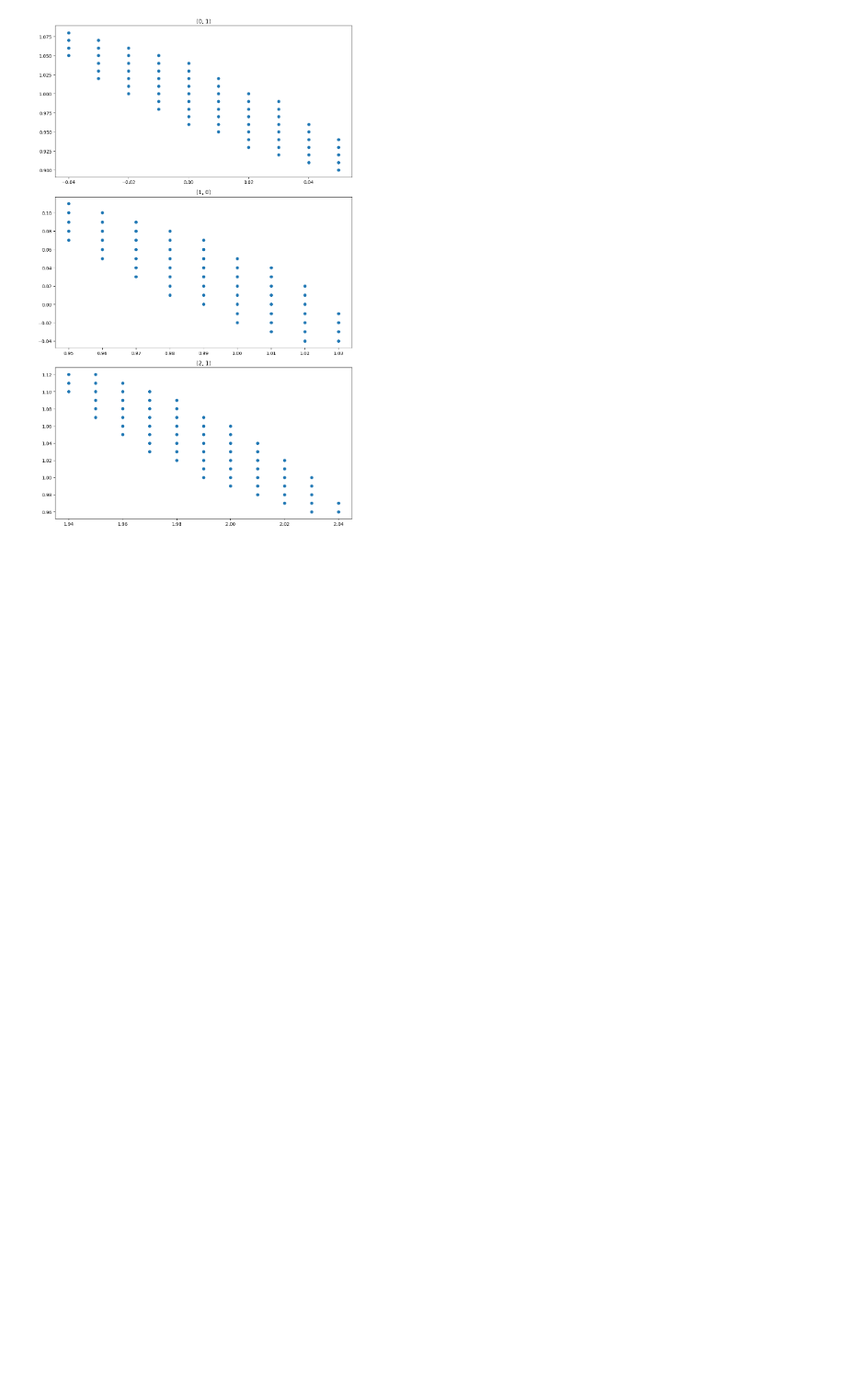
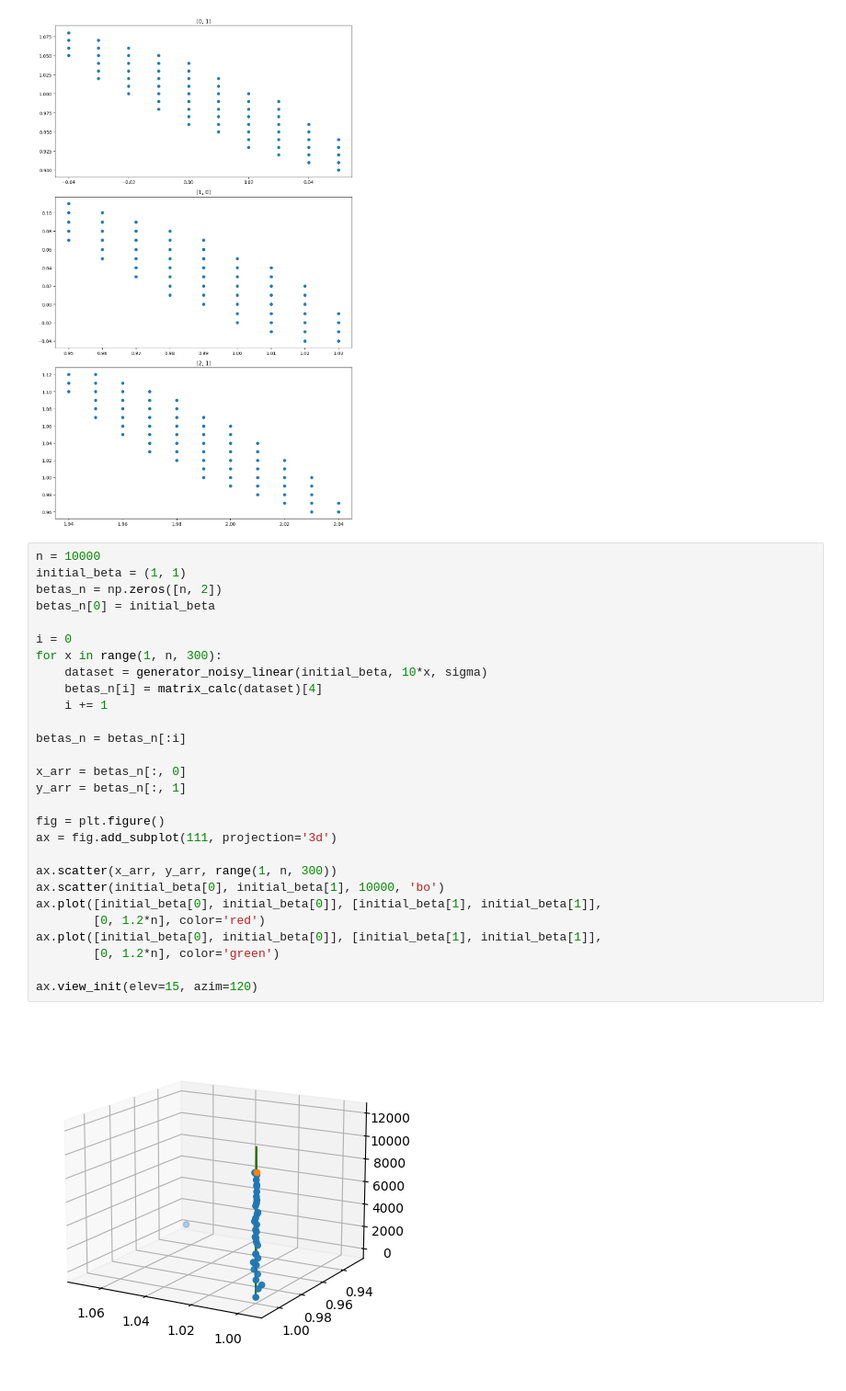
Before and after one commit to isaigordeev/Regressions, a Jupyter notebook: proj_heap.ipynb, the cells around one changed output. Shown: that part at 92% size. Cells and saved outputs as stored; diff of their text form; blank space fills up the shorter version.

```diff
--- a/proj_heap.ipynb
+++ b/proj_heap.ipynb
@@ -83,3 +83,33 @@ for x in range(len(betas)):
 fig.tight_layout()
 # %% [output]
 [figure]
+# %%
+n = 10000
+initial_beta = (1, 1)
+betas_n = np.zeros([n, 2])
+betas_n[0] = initial_beta
+
+i = 0
+for x in range(1, n, 300):
+    dataset = generator_noisy_linear(initial_beta, 10*x, sigma)
+    betas_n[i] = matrix_calc(dataset)[4]
+    i += 1
+
+betas_n = betas_n[:i]
+
+x_arr = betas_n[:, 0]
+y_arr = betas_n[:, 1]
+
+fig = plt.figure()
+ax = fig.add_subplot(111, projection='3d')
+
+ax.scatter(x_arr, y_arr, range(1, n, 300))
+ax.scatter(initial_beta[0], initial_beta[1], 10000, 'bo')
+ax.plot([initial_beta[0], initial_beta[0]], [initial_beta[1], initial_beta[1]],
+        [0, 1.2*n], color='red')
+ax.plot([initial_beta[0], initial_beta[0]], [initial_beta[1], initial_beta[1]],
+        [0, 1.2*n], color='green')
+
+ax.view_init(elev=15, azim=120)
+# %% [output]
+[figure, added]
```
Also changed, not shown: parts of 1 cell of this notebook.
